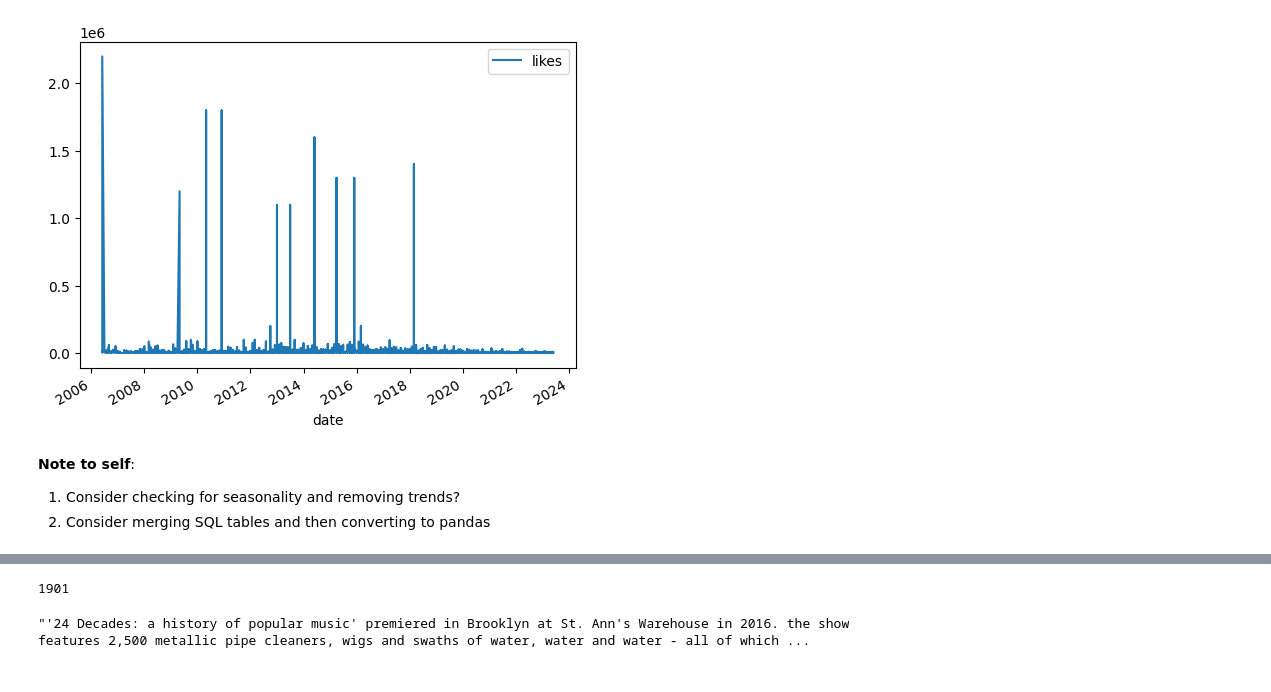
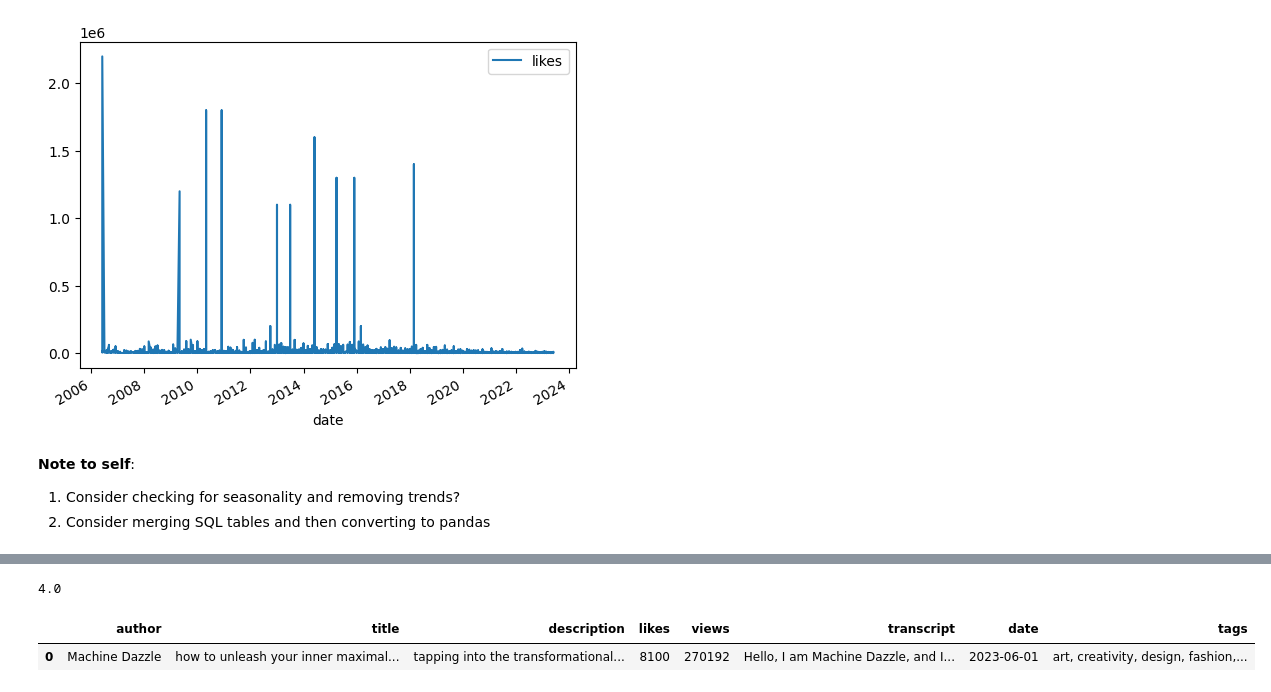
Before and after one commit to pokwir/Ted-Talks-Recommender-System, a Jupyter notebook: rough_work/models/t5/T5.ipynb, the cells around one changed output, grey strips where cells are left out. Cells and saved outputs as stored; diff of their text form; code cells hidden in the pictures.

```diff
--- a/rough_work/models/t5/T5.ipynb
+++ b/rough_work/models/t5/T5.ipynb
@@ -239,7 +193,0 @@ def text_summarizer(transcript):
-# %%
-# testing
-transcript = df['transcript'][0]
-text_summarizer(transcript)
-# %% [output]
-1901
-"'24 Decades: a history of popular music' premiered in Brooklyn at St. Ann's Warehouse in 2016. the show features 2,500 metallic pipe cleaners, wigs and swaths of water, water and water - all of which ...
@@ -245,0 +203,14 @@ text_summarizer(transcript)
+# %%
+stsb_sentence_1 = ("Luffy was fighting in the war.")
+stsb_sentence_2 = ("Luffy's fighting style is comical.")
+input_ids = tokenizer("stsb sentence 1: "+stsb_sentence_1+" sentence 2: "+stsb_sentence_2, return_tensors="pt").input_ids
+stsb_ids = model.generate(input_ids)
+stsb = tokenizer.decode(stsb_ids[0],skip_special_tokens=True)
+print(stsb)
+# %% [output]
+4.0
+# %%
+df.head(1)
+# %% [output]
+|  | author | title | description | likes | views | transcript | date | tags |
+| 0 | Machine Dazzle | how to unleash your inner maximal... | tapping into the transformational... | 8100 | 270192 | Hello, I am Machine Dazzle, and I... | 2023-06-01 | art, creativity, design, fashion,... |
```
Also changed, not shown: parts of 19 cells of this notebook.
